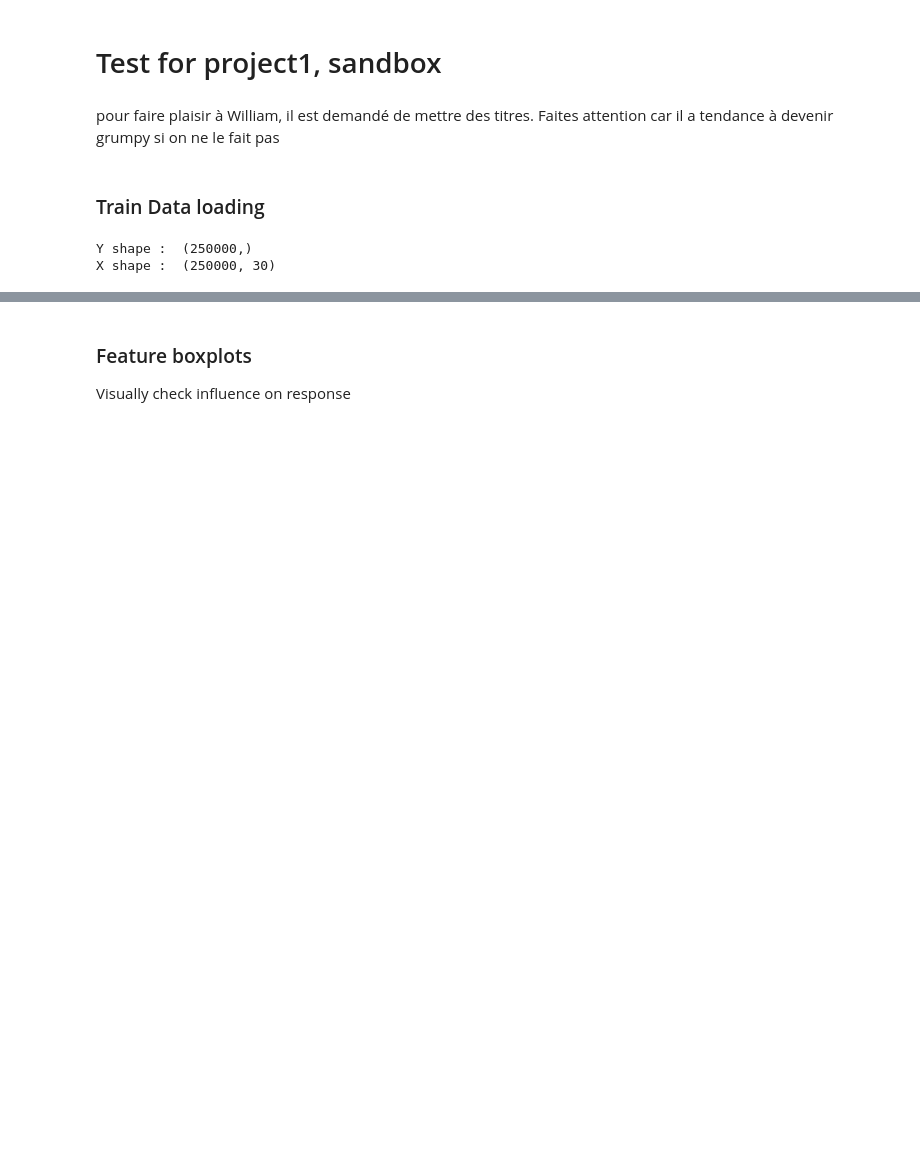
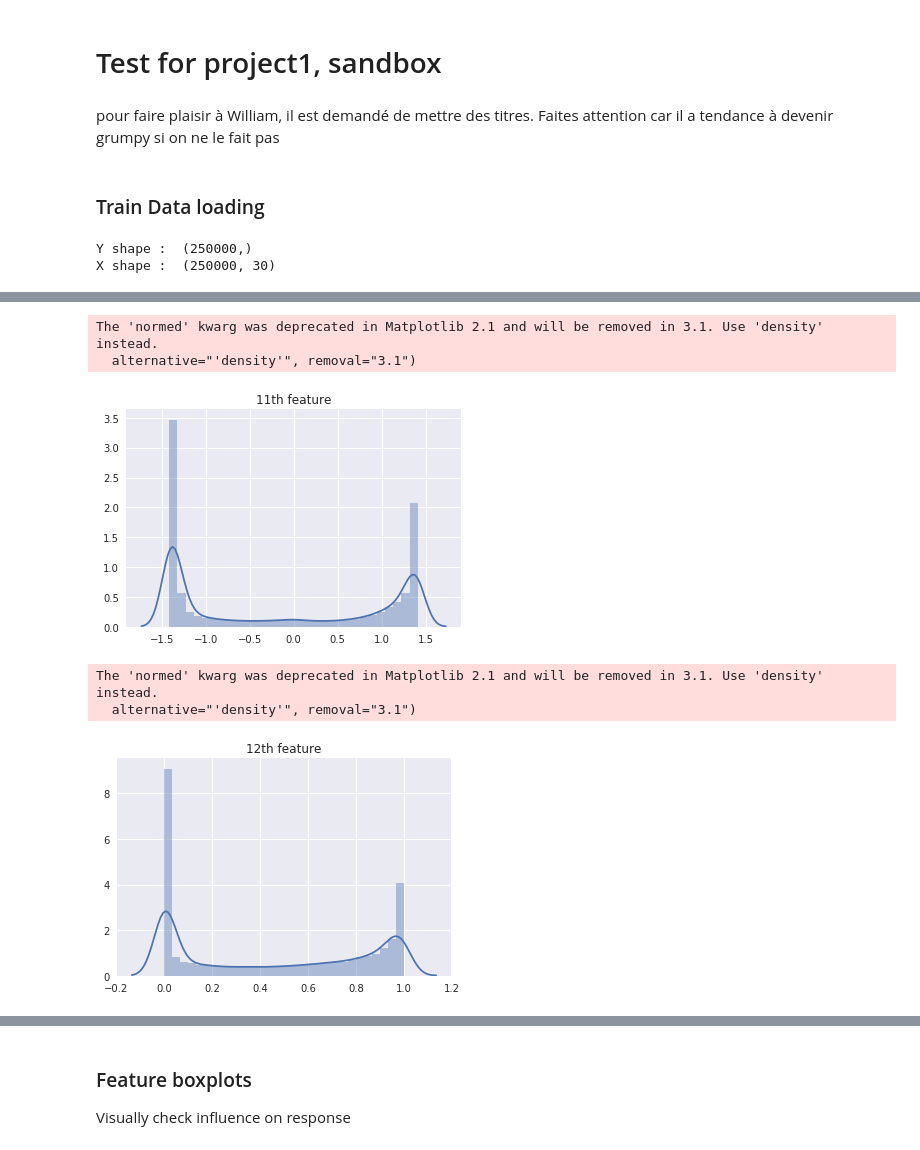
Before and after one commit to dufourc1/ML_CS433_project1, a Jupyter notebook: src/exploring data.ipynb, the cells around one changed output, grey strips where cells are left out. Saved outputs shown, nothing was run; the diff lists cells and outputs as text; code cells hidden in the pictures; blank space fills up the shorter version.

```diff
--- a/src/exploring data.ipynb
+++ b/src/exploring data.ipynb
@@ -31,0 +66,15 @@ X shape :  (250000, 30)
+# %%
+for i in which:
+    feature = x[:,i]
+    feature = feature[feature>-999]
+#     hist_plot(feature,i)
+    sns.distplot(feature,bins=30,kde=True)
+    plt.title('{i}th feature'.format(i=i))
+    plt.show()
+# %% [output]
+The 'normed' kwarg was deprecated in Matplotlib 2.1 and will be removed in 3.1. Use 'density' instead.
+  alternative="'density'", removal="3.1")
+[figure, added]
+The 'normed' kwarg was deprecated in Matplotlib 2.1 and will be removed in 3.1. Use 'density' instead.
+  alternative="'density'", removal="3.1")
+[figure, added]
```
Also changed, not shown: parts of 9 cells of this notebook.
